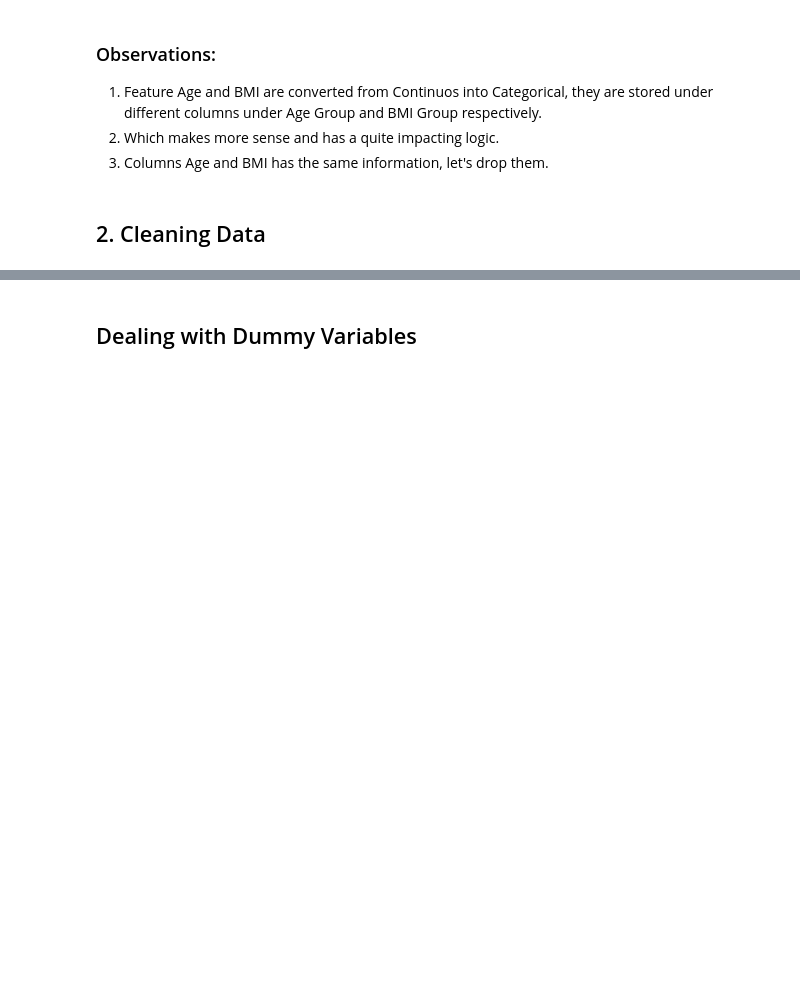
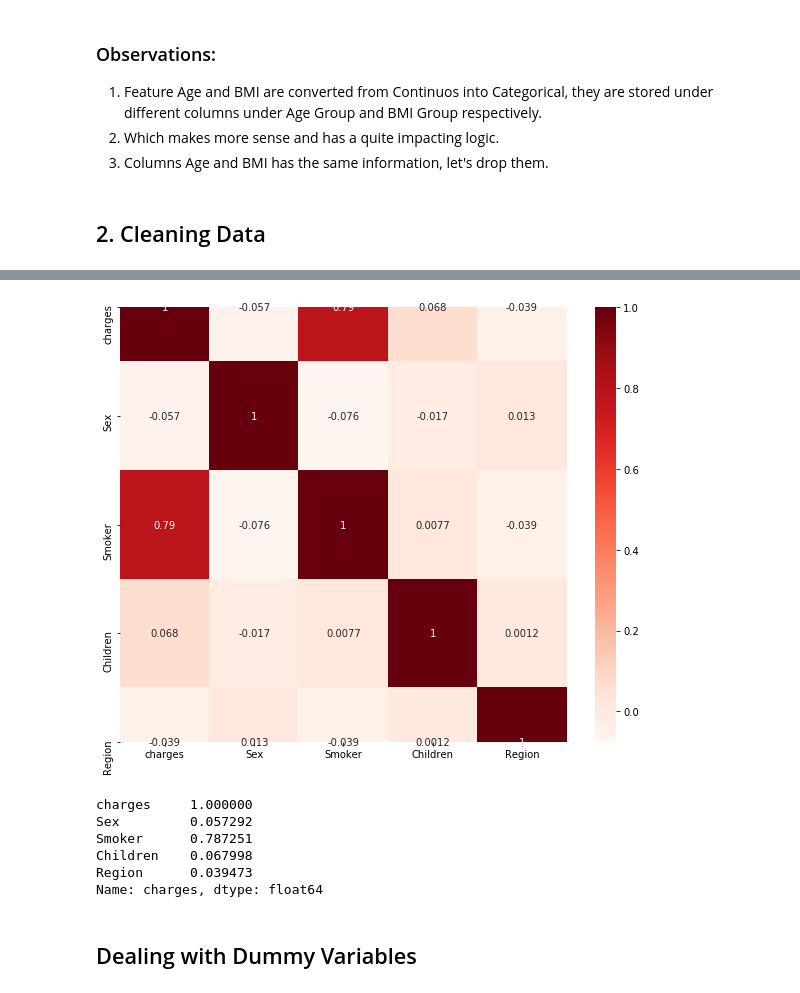
Before and after one commit to akshaynayanravi/insurance_charges, a Jupyter notebook: insurance_charges_predictions_regression.ipynb, the cells around one changed output, grey strips where cells are left out. Saved outputs shown, nothing was run; the diff lists cells and outputs as text; code cells hidden in the pictures; blank space fills up the shorter version.

```diff
--- a/insurance_charges_predictions_regression.ipynb
+++ b/insurance_charges_predictions_regression.ipynb
@@ -256,0 +288,4 @@ data.describe(include = 'all')
+# %%
+region_mapping = {'southeast':1, 'southwest':2, 'northwest':3, 'northeast':4}
+data['Region'] = data['region'].map(region_mapping)
+data
@@ -256,0 +306,4 @@ data.describe(include = 'all')
+# %%
+age_mapping = {'Young Adult':1, 'Adult':2, 'Senior':3}
+data['Age Group'] = data['age group'].map(age_mapping)
+data
@@ -256,0 +324,4 @@ data.describe(include = 'all')
+# %%
+bmi_mapping = {'Underweight':1, 'Normal':2, 'Overweight':3, 'Obesity I':4, 'Obesity II':5, 'Extreme Obesity':6}
+data['BMI Group'] = data['bmi group'].map(bmi_mapping)
+data
@@ -256,0 +342,2 @@ data.describe(include = 'all')
+# %%
+data_cleaned = data.drop(['age', 'sex', 'bmi', 'children', 'smoker', 'region', 'age group', 'bmi group'], axis=1)
@@ -257,3 +360,22 @@ data.describe(include = 'all')
+# %%
+plt.figure(figsize=(10,8))
+cor = data_cleaned.corr()
+sns.heatmap(cor, annot=True, cmap=plt.cm.Reds)
+plt.show()
+# %% [output]
+[figure, added]
+# %%
+cor_target = abs(cor['charges'])
+
+relevant_features = cor_target[cor_target>0]
+relevant_features
+# %% [output]
+charges     1.000000
+Sex         0.057292
+Smoker      0.787251
+Children    0.067998
+Region      0.039473
+Name: charges, dtype: float64
 # %% [markdown]
 ## Dealing with Dummy Variables
 # %%
```
Also changed, not shown: parts of 33 cells of this notebook.
